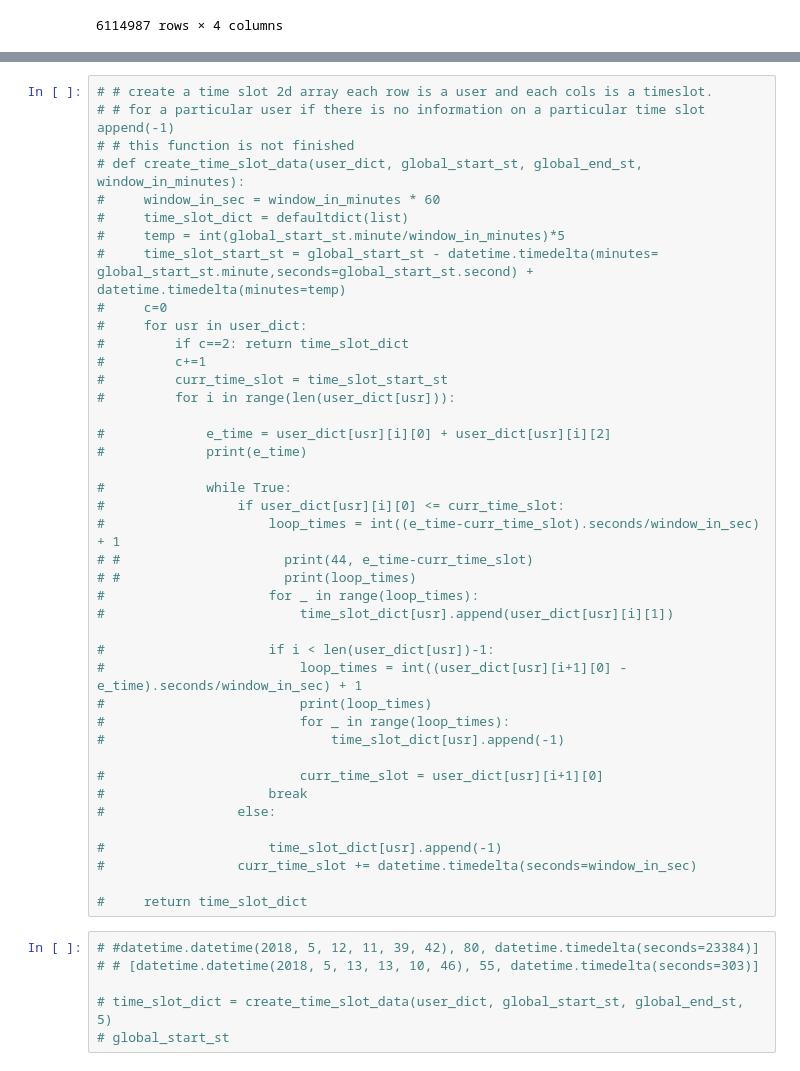
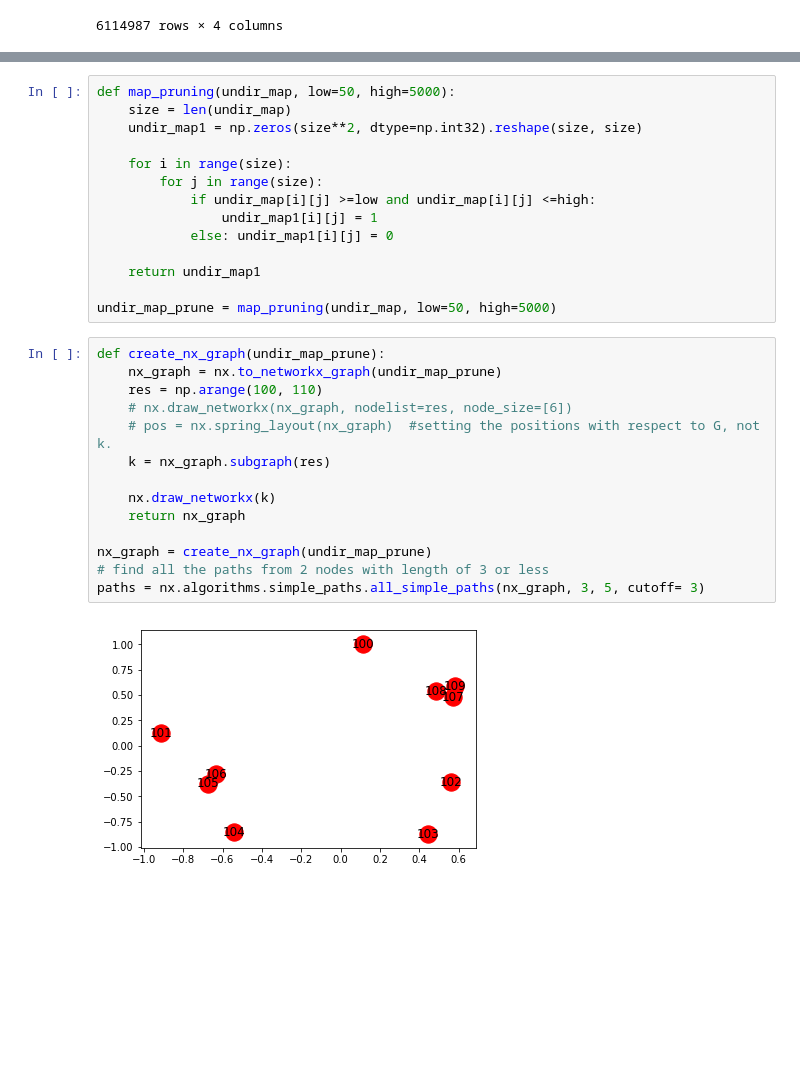
Before and after one commit to tninh/Online-Mobility-Pattern-Prediction, a Jupyter notebook: feature_extraction-Copy3.ipynb, the cells around one changed output, grey strips where cells are left out. Cells and saved outputs as stored; diff of their text form; blank space fills up the shorter version.

```diff
--- a/feature_extraction-Copy3.ipynb
+++ b/feature_extraction-Copy3.ipynb
@@ -304,48 +229,31 @@ plt.show()
-# %%
-# # create a time slot 2d array each row is a user and each cols is a timeslot.
-# # for a particular user if there is no information on a particular time slot append(-1)
-# # this function is not finished
-# def create_time_slot_data(user_dict, global_start_st, global_end_st, window_in_minutes):
-#     window_in_sec = window_in_minutes * 60
-#     time_slot_dict = defaultdict(list)
-#     temp = int(global_start_st.minute/window_in_minutes)*5
-#     time_slot_start_st = global_start_st - datetime.timedelta(minutes= global_start_st.minute,seconds=global_start_st.second) + datetime.timedelta(minutes=temp)
-#     c=0
-#     for usr in user_dict:
-#         if c==2: return time_slot_dict
-#         c+=1
-#         curr_time_slot = time_slot_start_st
-#         for i in range(len(user_dict[usr])):
-
-#             e_time = user_dict[usr][i][0] + user_dict[usr][i][2]
-#             print(e_time)
-
-#             while True:
-#                 if user_dict[usr][i][0] <= curr_time_slot:
-#                     loop_times = int((e_time-curr_time_slot).seconds/window_in_sec) + 1
-# #                     print(44, e_time-curr_time_slot)
-# #                     print(loop_times)
-#                     for _ in range(loop_times):
-#                         time_slot_dict[usr].append(user_dict[usr][i][1])
-
-#                     if i < len(user_dict[usr])-1:
-#                         loop_times = int((user_dict[usr][i+1][0] - e_time).seconds/window_in_sec) + 1
-#                         print(loop_times)
-#                         for _ in range(loop_times):
-#                             time_slot_dict[usr].append(-1)
-
-#                         curr_time_slot = user_dict[usr][i+1][0]
-#                     break
-#                 else:
-
-#                     time_slot_dict[usr].append(-1)
-#                 curr_time_slot += datetime.timedelta(seconds=window_in_sec)
-
-#     return time_slot_dict
-# %%
-# #datetime.datetime(2018, 5, 12, 11, 39, 42), 80, datetime.timedelta(seconds=23384)]
-# # [datetime.datetime(2018, 5, 13, 13, 10, 46), 55, datetime.timedelta(seconds=303)]
-
-# time_slot_dict = create_time_slot_data(user_dict, global_start_st, global_end_st, 5)
-# global_start_st
+# %%
+def map_pruning(undir_map, low=50, high=5000):
+    size = len(undir_map)
+    undir_map1 = np.zeros(size**2, dtype=np.int32).reshape(size, size)
+
+    for i in range(size):
+        for j in range(size):
+            if undir_map[i][j] >=low and undir_map[i][j] <=high:
+                undir_map1[i][j] = 1
+            else: undir_map1[i][j] = 0
+
+    return undir_map1
+
+undir_map_prune = map_pruning(undir_map, low=50, high=5000)
+# %%
+def create_nx_graph(undir_map_prune):
+    nx_graph = nx.to_networkx_graph(undir_map_prune)
+    res = np.arange(100, 110)
+    # nx.draw_networkx(nx_graph, nodelist=res, node_size=[6])
+    # pos = nx.spring_layout(nx_graph)  #setting the positions with respect to G, not k.
+    k = nx_graph.subgraph(res)
+
+    nx.draw_networkx(k)
+    return nx_graph
+
+nx_graph = create_nx_graph(undir_map_prune)
+# find all the paths from 2 nodes with length of 3 or less
+paths = nx.algorithms.simple_paths.all_simple_paths(nx_graph, 3, 5, cutoff= 3)
+# %% [output]
+[figure, added]
 # %%
```
Also changed, not shown: parts of 32 cells of this notebook.
